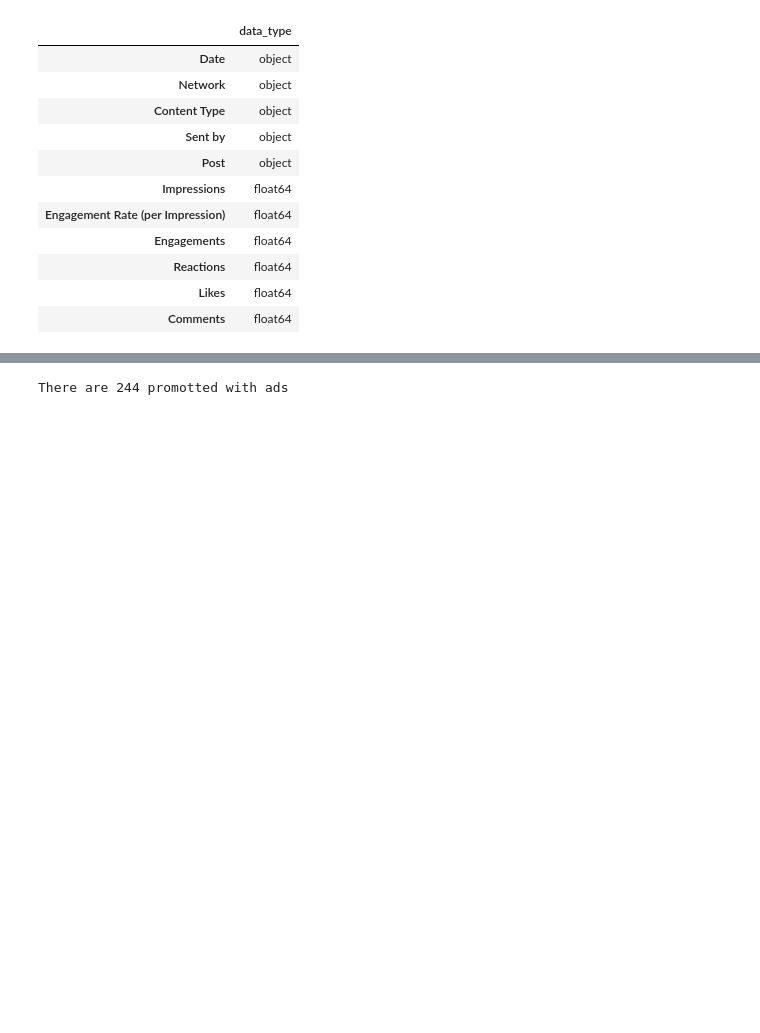
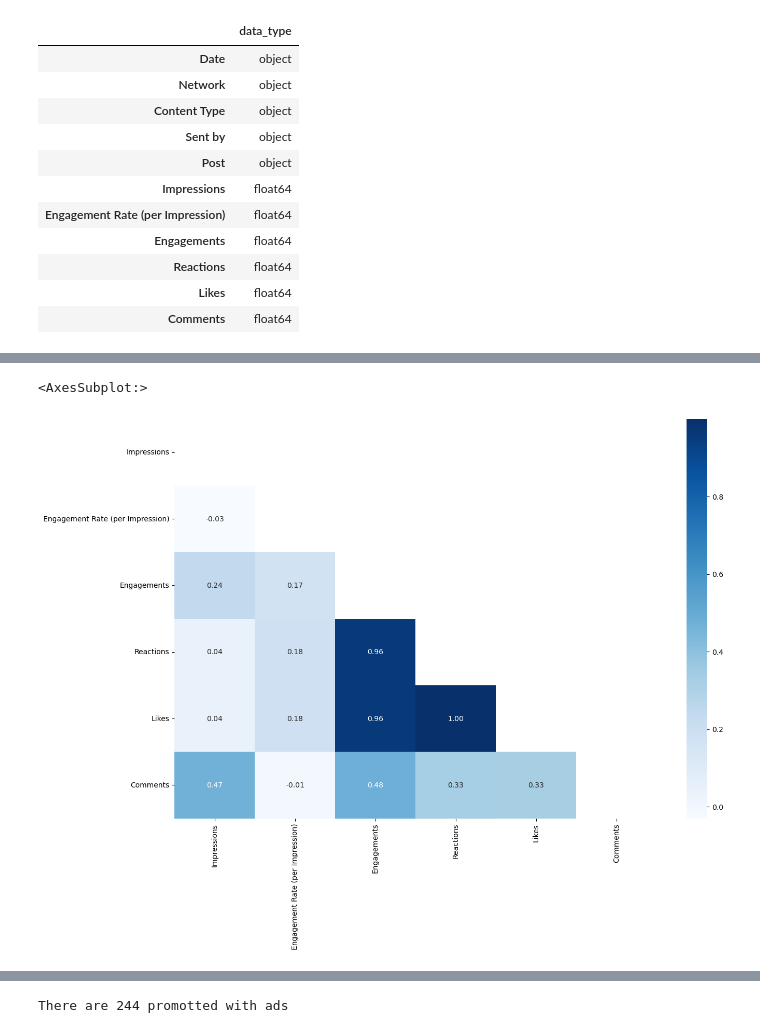
Before and after one commit to samaregbesola/Stanbic-IBTC, a Jupyter notebook: hackathon_codes.ipynb, the cells around one changed output, grey strips where cells are left out. Cells and saved outputs as stored; diff of their text form; code cells hidden in the pictures; blank space fills up the shorter version.

```diff
--- a/hackathon_codes.ipynb
+++ b/hackathon_codes.ipynb
@@ -103,6 +126,14 @@ pd.DataFrame(social_media.dtypes, columns=['data_type'])
 | Reactions | float64 |
 | Likes | float64 |
 | Comments | float64 |
+# %%
+# convert the date column to datetime
+social_media['Date'] = pd.to_datetime(social_media['Date'])
+# %%
+# Convert 'Network', 'Content Type'  and 'Sent by' to categorical
+social_media['Network'] = social_media['Network'].astype('category')
+social_media['Content Type'] = social_media['Content Type'].astype('category')
+social_media['Sent by'] = social_media['Sent by'].astype('category')
 # %%
 # check for missing values
 social_media.isnull().sum()
@@ -127,0 +166,10 @@ Name: Network, dtype: int64
+# %%
+# check correlation between variables
+corr = social_media.corr()
+
+plt.figure(figsize=(15,10))
+mask = np.triu(np.ones_like(corr, dtype=np.bool))
+sns.heatmap(corr,annot=True,fmt=".2f", mask=mask,cmap="Blues")
+# %% [output]
+<AxesSubplot:>
+[figure, added]
```
Also changed, not shown: parts of 53 cells of this notebook, 2 other files.
